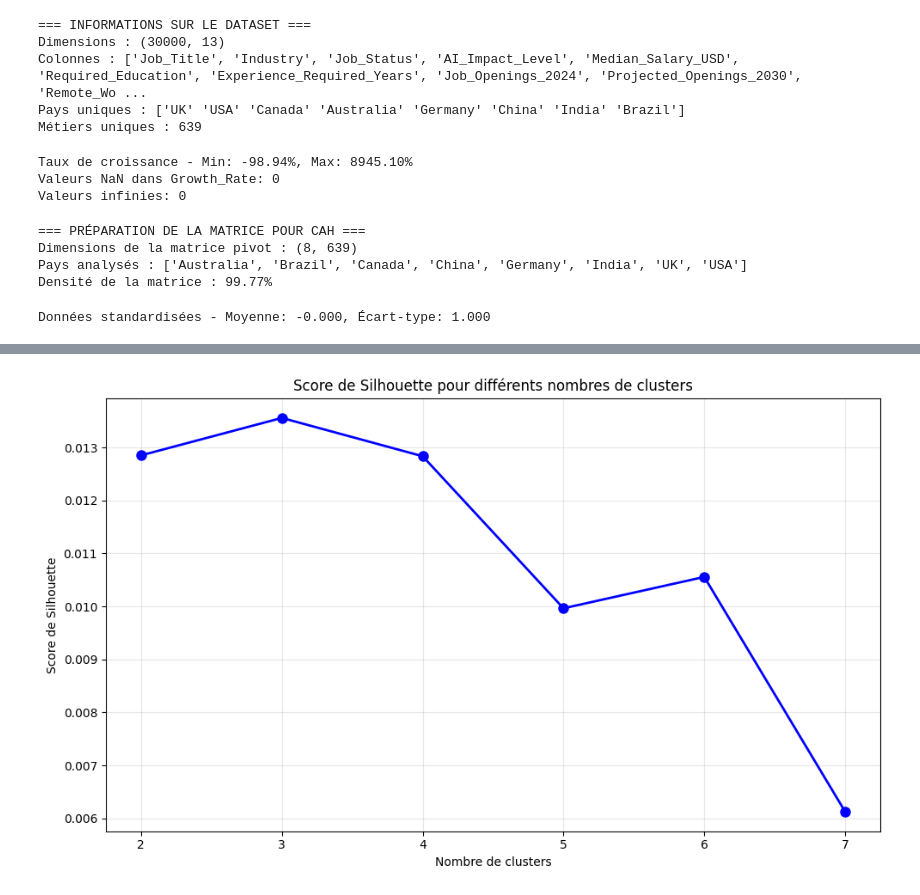
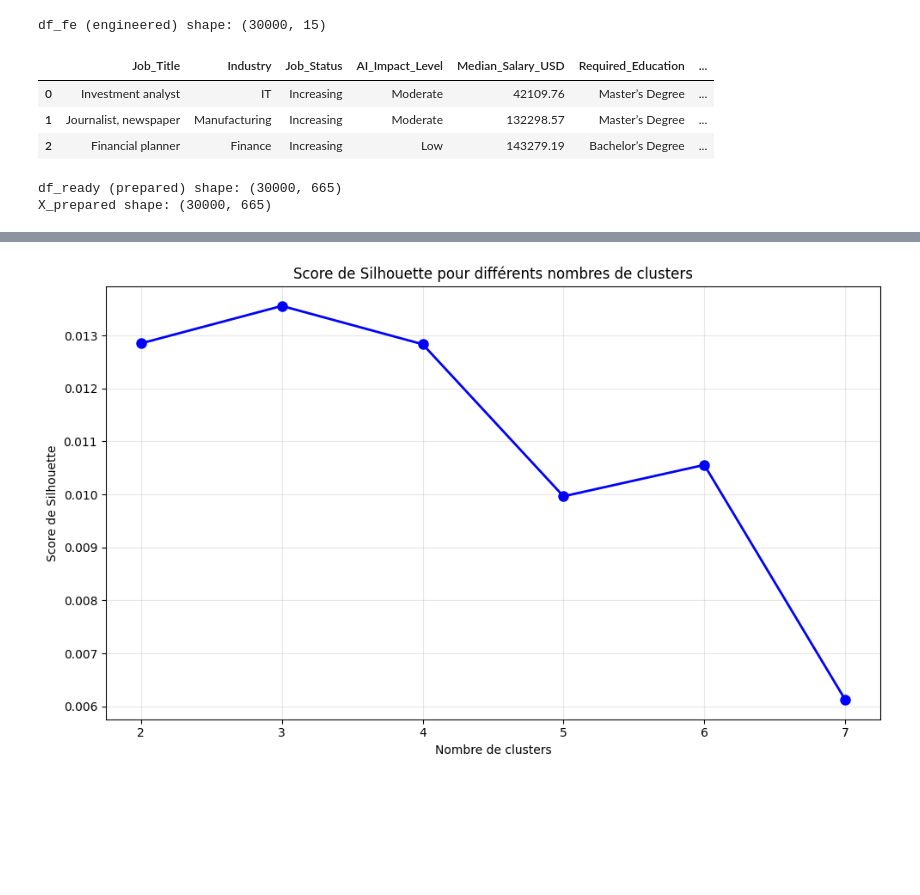
Before and after one commit to Meria-Troudi/mlProject, a Jupyter notebook: models/CAH.ipynb, the cells around one changed output, grey strips where cells are left out. Drawn from its saved outputs; the diff is of its cells as text; code cells hidden in the pictures; blank space fills up the shorter version.

```diff
--- a/models/CAH.ipynb
+++ b/models/CAH.ipynb
@@ -69,66 +12,0 @@ memory usage: 3.0+ MB
-# %%
-# Standardiser les noms de colonnes
-df.columns = [c.strip().replace(" ", "_").replace("(", "").replace(")", "") for c in df.columns]
-
-print("=== INFORMATIONS SUR LE DATASET ===")
-print(f"Dimensions : {df.shape}")
-print(f"Colonnes : {df.columns.tolist()}")
-print(f"Pays uniques : {df['Location'].unique()}")
-print(f"Métiers uniques : {df['Job_Title'].nunique()}")
-# %% [output]
-=== INFORMATIONS SUR LE DATASET ===
-Dimensions : (30000, 13)
-Colonnes : ['Job_Title', 'Industry', 'Job_Status', 'AI_Impact_Level', 'Median_Salary_USD', 'Required_Education', 'Experience_Required_Years', 'Job_Openings_2024', 'Projected_Openings_2030', 'Remote_Wo ...
-Pays uniques : ['UK' 'USA' 'Canada' 'Australia' 'Germany' 'China' 'India' 'Brazil']
-Métiers uniques : 639
-# %%
-# Calcul du taux de croissance avec gestion des divisions par zéro
-def safe_growth_rate(row):
-    if row['Job_Openings_2024'] == 0:
-        return 0  # Éviter la division par zéro
-    return ((row['Projected_Openings_2030'] - row['Job_Openings_2024']) /
-            row['Job_Openings_2024']) * 100
-
-df['Growth_Rate'] = df.apply(safe_growth_rate, axis=1)
-# Vérification des valeurs extrêmes
-print(f"Taux de croissance - Min: {df['Growth_Rate'].min():.2f}%, Max: {df['Growth_Rate'].max():.2f}%")
-print(f"Valeurs NaN dans Growth_Rate: {df['Growth_Rate'].isna().sum()}")
-print(f"Valeurs infinies: {np.isinf(df['Growth_Rate']).sum()}")
-
-# Nettoyage des valeurs extrêmes
-df['Growth_Rate'] = df['Growth_Rate'].replace([np.inf, -np.inf], np.nan).fillna(0)
-# %% [output]
-Taux de croissance - Min: -98.94%, Max: 8945.10%
-Valeurs NaN dans Growth_Rate: 0
-Valeurs infinies: 0
-# %%
-print("\n=== PRÉPARATION DE LA MATRICE POUR CAH ===")
-
-# Créer un tableau croisé : pays × métiers avec le taux de croissance moyen
-pivot_df = df.pivot_table(
-    values='Growth_Rate',
-    index='Location',
-    columns='Job_Title',
-    aggfunc='mean'
-).fillna(0)
-
-print(f"Dimensions de la matrice pivot : {pivot_df.shape}")
-print(f"Pays analysés : {pivot_df.index.tolist()}")
-# Vérification de la densité des données
-non_zero_elements = (pivot_df != 0).sum().sum()
-total_elements = pivot_df.shape[0] * pivot_df.shape[1]
-print(f"Densité de la matrice : {non_zero_elements/total_elements:.2%}")
-# %% [output]
-=== PRÉPARATION DE LA MATRICE POUR CAH ===
-Dimensions de la matrice pivot : (8, 639)
-Pays analysés : ['Australia', 'Brazil', 'Canada', 'China', 'Germany', 'India', 'UK', 'USA']
-Densité de la matrice : 99.77%
-# %%
-
-
-scaler = StandardScaler()
-pivot_scaled = scaler.fit_transform(pivot_df)
-
-print(f"\nDonnées standardisées - Moyenne: {pivot_scaled.mean():.3f}, Écart-type: {pivot_scaled.std():.3f}")
-# %% [output]
-Données standardisées - Moyenne: -0.000, Écart-type: 1.000
@@ -134,0 +18,13 @@ Données standardisées - Moyenne: -0.000, Écart-type: 1.000
+# %%
+print("df_fe (engineered) shape:", df_fe.shape)
+display(df_fe.head(3))
+print("df_ready (prepared) shape:", df_ready.shape)
+print("X_prepared shape:", X_prepared.shape)
+# %% [output]
+df_fe (engineered) shape: (30000, 15)
+|  | Job_Title | Industry | Job_Status | AI_Impact_Level | Median_Salary_USD | Required_Education | ... |
+| 0 | Investment analyst | IT | Increasing | Moderate | 42109.76 | Master’s Degree | ... |
+| 1 | Journalist, newspaper | Manufacturing | Increasing | Moderate | 132298.57 | Master’s Degree | ... |
+| 2 | Financial planner | Finance | Increasing | Low | 143279.19 | Bachelor’s Degree | ... |
+df_ready (prepared) shape: (30000, 665)
+X_prepared shape: (30000, 665)
```
Also changed, not shown: parts of 10 cells of this notebook, 3 other files.
